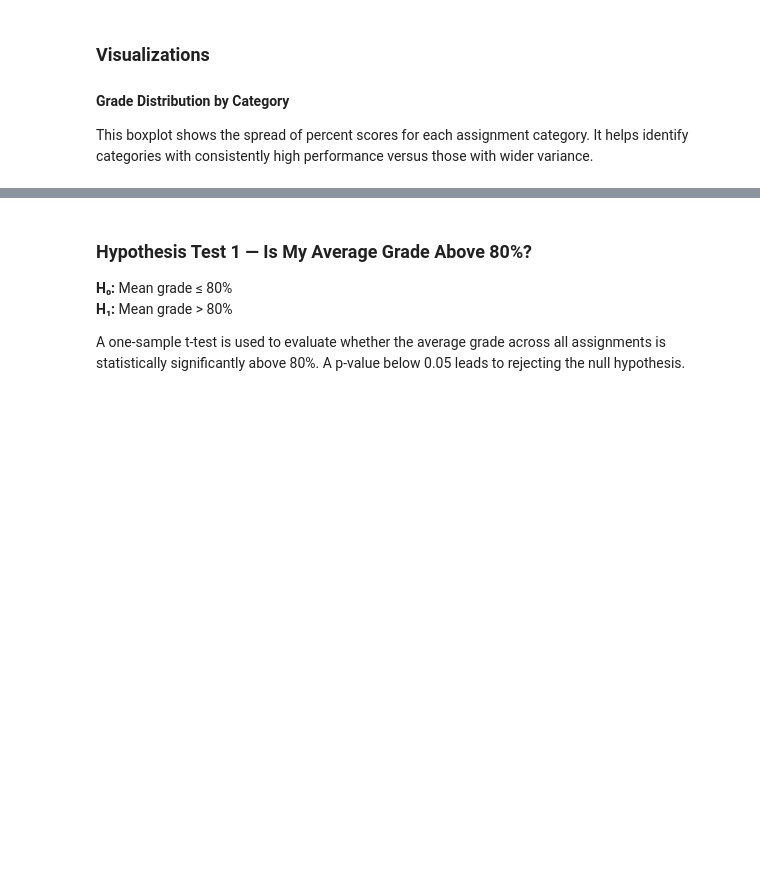
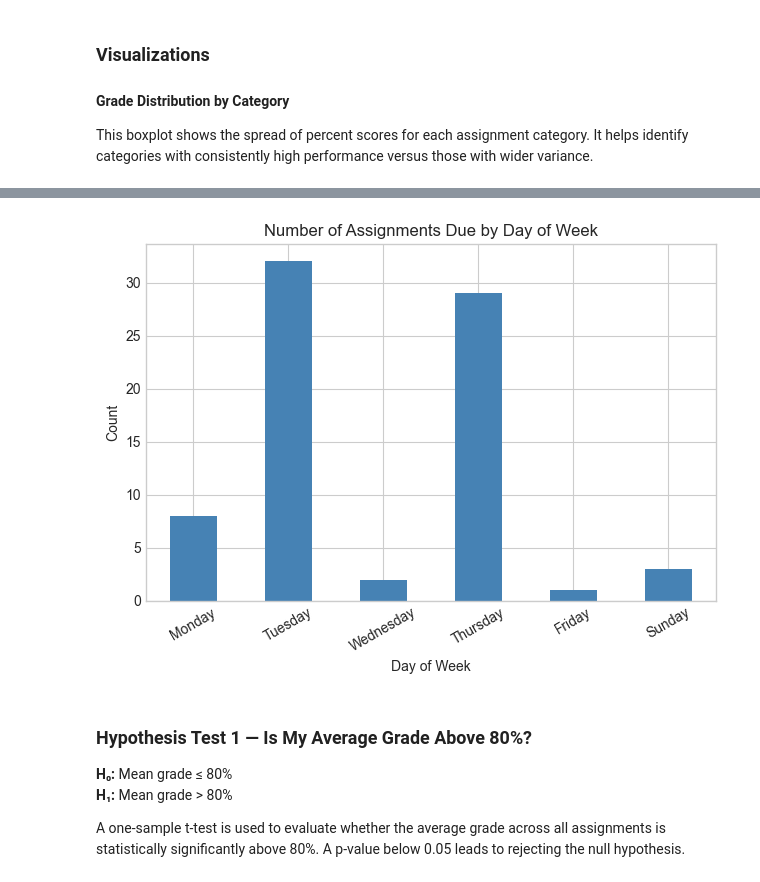
Before and after one commit to JoeEMoore/DataScienceFinalProject, a Jupyter notebook: ProjectPart5.ipynb, the cells around one changed output, grey strips where cells are left out. Drawn from its saved outputs; the diff is of its cells as text; code cells hidden in the pictures; blank space fills up the shorter version.

```diff
--- a/ProjectPart5.ipynb
+++ b/ProjectPart5.ipynb
@@ -138,3 +160,18 @@ plot_avg_grade_weekend_vs_weekday(df)
+# %%
+day_order = ["Monday", "Tuesday", "Wednesday", "Thursday", "Friday", "Saturday", "Sunday"]
+counts = df.dropna(subset=["DayOfWeek"]).groupby("DayOfWeek").size()
+counts = counts.reindex([d for d in day_order if d in counts.index])
+
+plt.figure()
+counts.plot(kind="bar", color="steelblue")
+plt.title("Number of Assignments Due by Day of Week")
+plt.ylabel("Count")
+plt.xlabel("Day of Week")
+plt.xticks(rotation=30)
+plt.tight_layout()
+plt.show()
+# %% [output]
+[figure, added]
 # %% [markdown]
 ### Hypothesis Test 1 — Is My Average Grade Above 80%?
 
```
Also changed, not shown: parts of 28 cells of this notebook.
